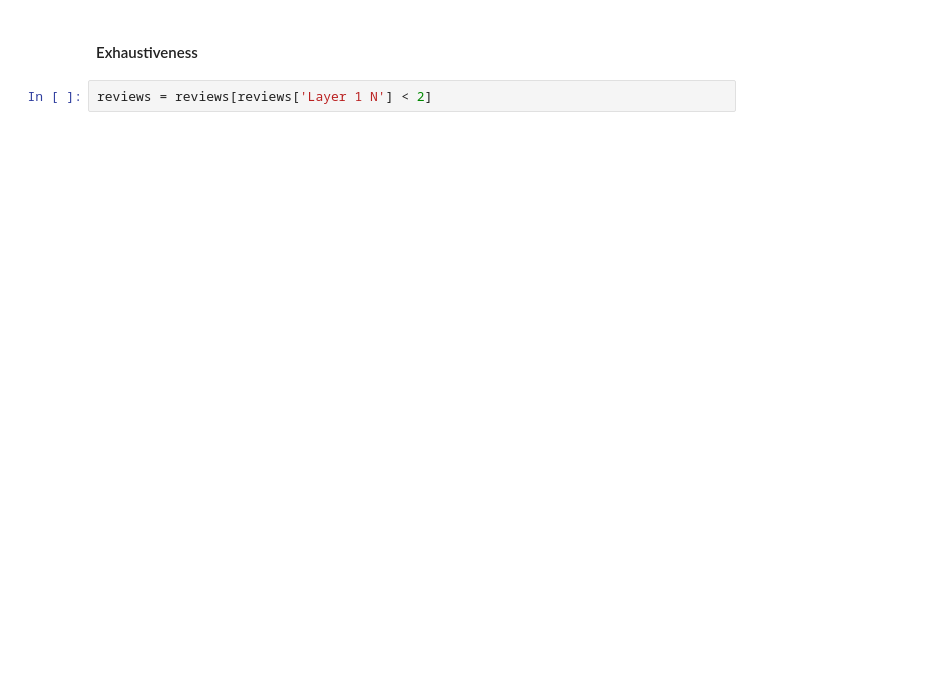
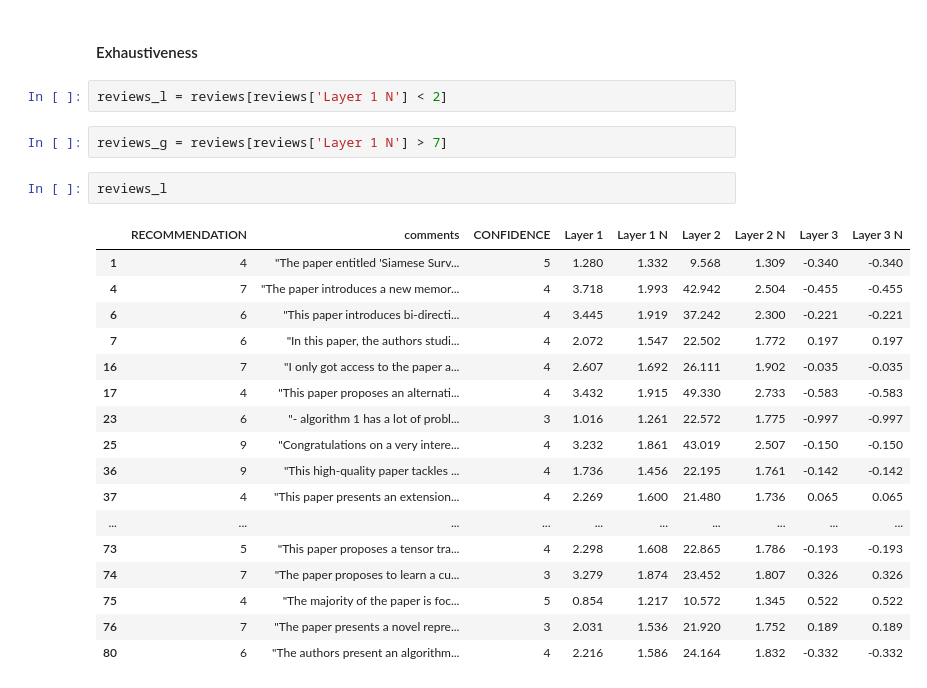
Before and after one commit to aritzzz/REV_SIG, a Jupyter notebook: STUDY.ipynb, the cells around one changed output. Saved outputs shown, nothing was run; the diff lists cells and outputs as text; blank space fills up the shorter version.

```diff
--- a/STUDY.ipynb
+++ b/STUDY.ipynb
@@ -17,4 +17,26 @@ reviews.head()
 # %% [markdown]
 #### Exhaustiveness
 # %%
-reviews = reviews[reviews['Layer 1 N'] < 2]
+reviews_l = reviews[reviews['Layer 1 N'] < 2]
+# %%
+reviews_g = reviews[reviews['Layer 1 N'] > 7]
+# %%
+reviews_l
+# %% [output]
+|  | RECOMMENDATION | comments | CONFIDENCE | Layer 1 | Layer 1 N | Layer 2 | Layer 2 N | Layer 3 | Layer 3 N |
+| 1 | 4 | "The paper entitled 'Siamese Surv... | 5 | 1.280 | 1.332 | 9.568 | 1.309 | -0.340 | -0.340 |
+| 4 | 7 | "The paper introduces a new memor... | 4 | 3.718 | 1.993 | 42.942 | 2.504 | -0.455 | -0.455 |
+| 6 | 6 | "This paper introduces bi-directi... | 4 | 3.445 | 1.919 | 37.242 | 2.300 | -0.221 | -0.221 |
+| 7 | 6 | "In this paper, the authors studi... | 4 | 2.072 | 1.547 | 22.502 | 1.772 | 0.197 | 0.197 |
+| 16 | 7 | "I only got access to the paper a... | 4 | 2.607 | 1.692 | 26.111 | 1.902 | -0.035 | -0.035 |
+| 17 | 4 | "This paper proposes an alternati... | 4 | 3.432 | 1.915 | 49.330 | 2.733 | -0.583 | -0.583 |
+| 23 | 6 | "- algorithm 1 has a lot of probl... | 3 | 1.016 | 1.261 | 22.572 | 1.775 | -0.997 | -0.997 |
+| 25 | 9 | "Congratulations on a very intere... | 4 | 3.232 | 1.861 | 43.019 | 2.507 | -0.150 | -0.150 |
+| 36 | 9 | "This high-quality paper tackles ... | 4 | 1.736 | 1.456 | 22.195 | 1.761 | -0.142 | -0.142 |
+| 37 | 4 | "This paper presents an extension... | 4 | 2.269 | 1.600 | 21.480 | 1.736 | 0.065 | 0.065 |
+| ... | ... | ... | ... | ... | ... | ... | ... | ... | ... |
+| 73 | 5 | "This paper proposes a tensor tra... | 4 | 2.298 | 1.608 | 22.865 | 1.786 | -0.193 | -0.193 |
+| 74 | 7 | "The paper proposes to learn a cu... | 3 | 3.279 | 1.874 | 23.452 | 1.807 | 0.326 | 0.326 |
+| 75 | 4 | "The majority of the paper is foc... | 5 | 0.854 | 1.217 | 10.572 | 1.345 | 0.522 | 0.522 |
+| 76 | 7 | "The paper presents a novel repre... | 3 | 2.031 | 1.536 | 21.920 | 1.752 | 0.189 | 0.189 |
+| 80 | 6 | "The authors present an algorithm... | 4 | 2.216 | 1.586 | 24.164 | 1.832 | -0.332 | -0.332 |
```
Also changed, not shown: parts of 6 cells of this notebook, 54 other files.
